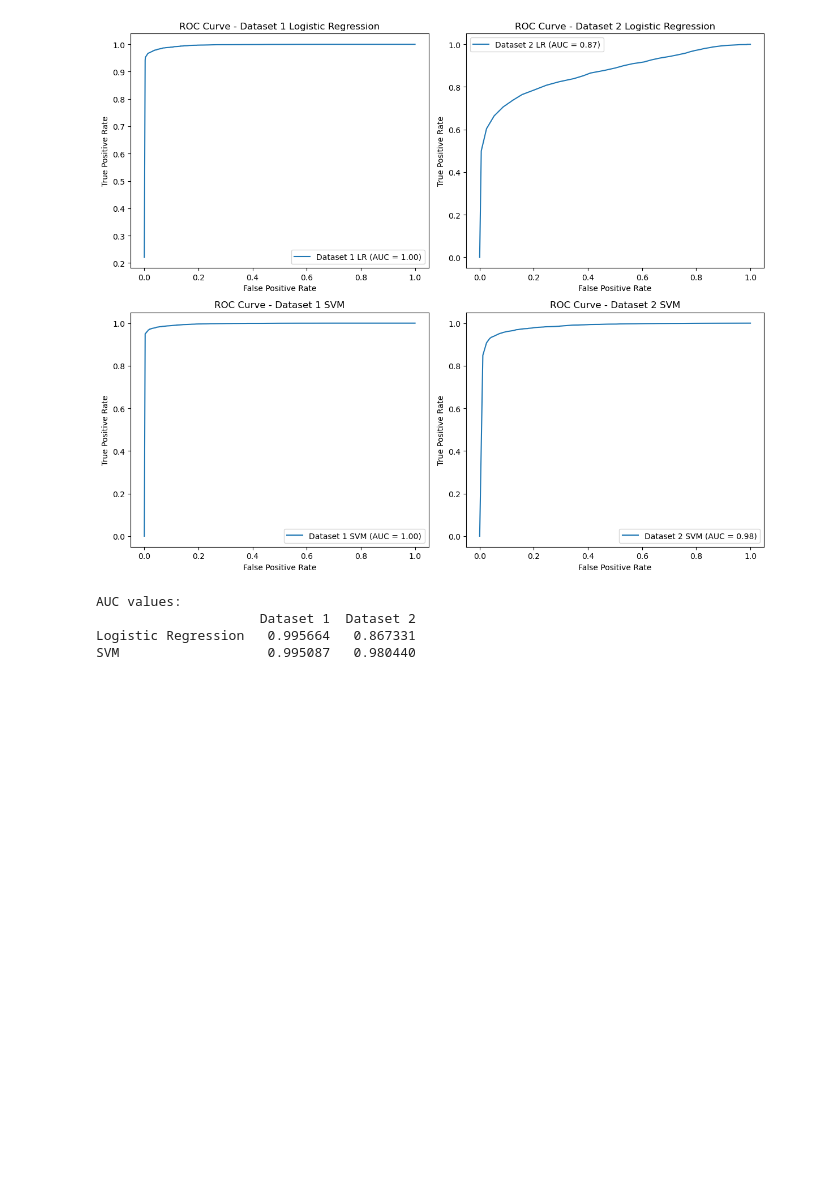
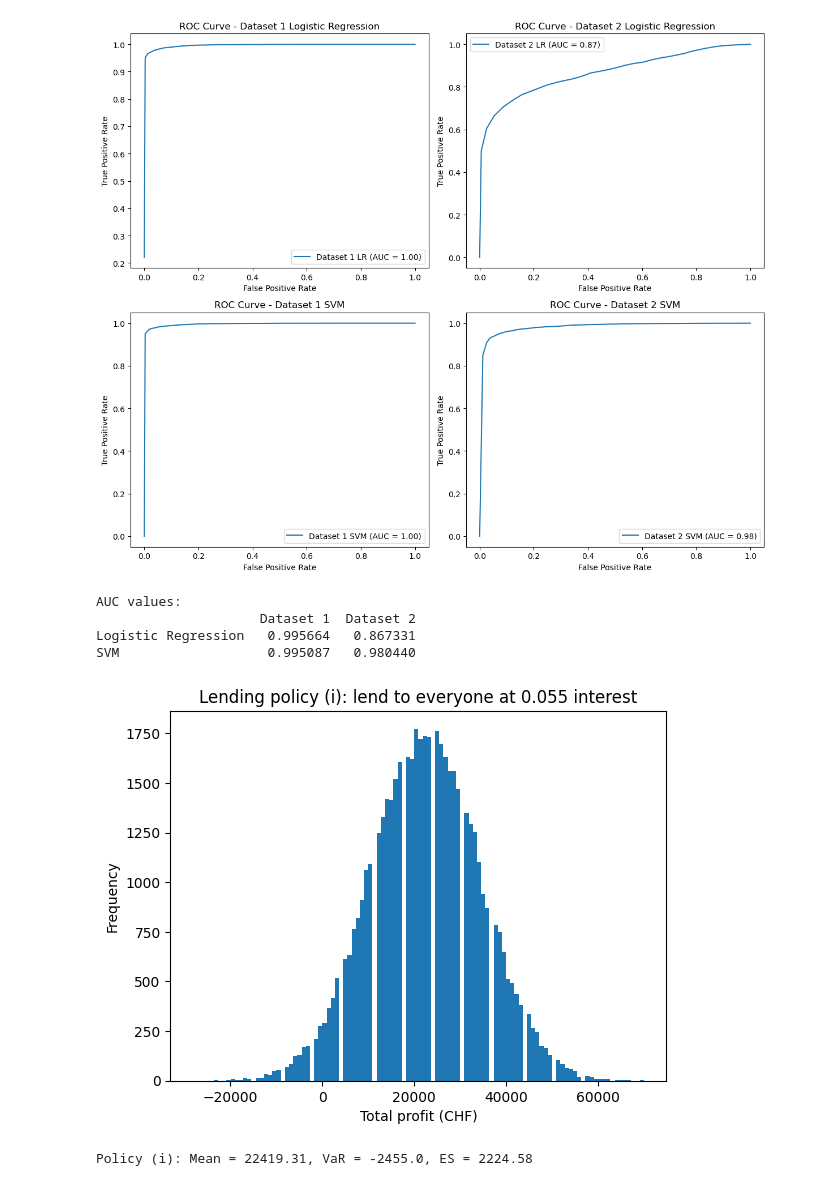
Before and after one commit to Tellefskofteland/QRM_project_2, a Jupyter notebook: Project2_template.ipynb, the cells around one changed output. Saved outputs shown, nothing was run; the diff lists cells and outputs as text; code cells hidden in the pictures; blank space fills up the shorter version.

```diff
--- a/Project2_template.ipynb
+++ b/Project2_template.ipynb
@@ -342,0 +309,19 @@ SVM                   0.995087   0.980440
+# %%
+# Exercise 3.
+# Set model parameters and define matrix D
+loan = 1000
+k = 50000
+
+epsilon_ik = np.random.rand(n,k)
+
+D = (epsilon_ik < p2_values[m:, None]).astype(int)
+# %%
+def simulate_policy(rate, lend_indicator):
+
+    L = lend_indicator[:, None]
+
+    pnl_per_loan = L * (loan * (1 + rate) * D - loan)
+
+    total_pnl = pnl_per_loan.sum(axis=0)
+
+    return total_pnl
@@ -342,0 +338,21 @@ SVM                   0.995087   0.980440
+# %%
+# Scenario 1:
+# Define Portfolio and possible outcomes for this portfolio using matrix D
+lend_all = np.ones(n, dtype=int)
+pnl_i = simulate_policy(0.055, lend_all)
+# %%
+# Plot the histogram of profits and losses
+plt.hist(pnl_i, bins = 'auto')
+plt.title('Lending policy (i): lend to everyone at 0.055 interest')
+plt.xlabel('Total profit (CHF)')
+plt.ylabel('Frequency')
+plt.show()
+# %% [output]
+[figure, added]
+# %%
+# Calculate expected profit and losses, compute 95%-VaR and 95%-ES
+E_i = pnl_i.mean()
+VaR_i, ES_i = risk(pnl_i)
+print(f'Policy (i): Mean = {E_i:.2f}, VaR = {VaR_i}, ES = {ES_i:.2f}')
+# %% [output]
+Policy (i): Mean = 22419.31, VaR = -2455.0, ES = 2224.58
```
Also changed, not shown: parts of 9 cells of this notebook.
